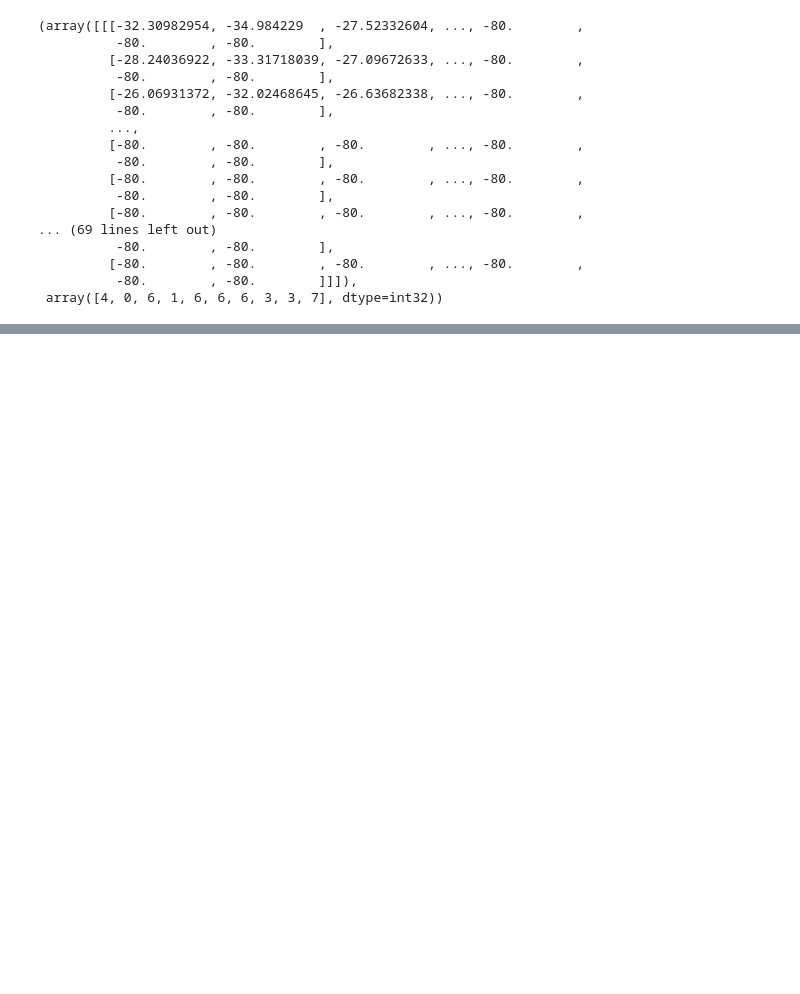
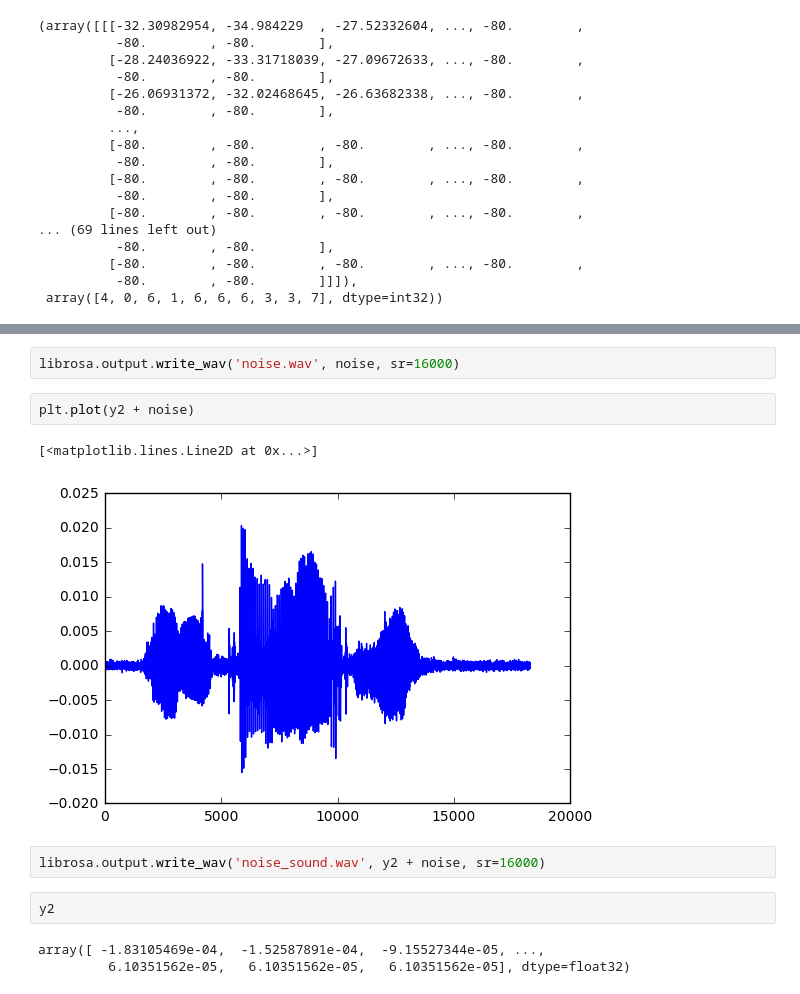
Before and after one commit to aidiary/notebooks, a Jupyter notebook: keras/171024-my-generator.ipynb, the cells around one changed output, grey strips where cells are left out. Cells and saved outputs as stored; diff of their text form; blank space fills up the shorter version.

```diff
--- a/keras/171024-my-generator.ipynb
+++ b/keras/171024-my-generator.ipynb
@@ -178,0 +243,14 @@ int32 (100,)
+# %%
+librosa.output.write_wav('noise.wav', noise, sr=16000)
+# %%
+plt.plot(y2 + noise)
+# %% [output]
+[<matplotlib.lines.Line2D at 0x...>]
+[figure, added]
+# %%
+librosa.output.write_wav('noise_sound.wav', y2 + noise, sr=16000)
+# %%
+y2
+# %% [output]
+array([ -1.83105469e-04,  -1.52587891e-04,  -9.15527344e-05, ...,
+         6.10351562e-05,   6.10351562e-05,   6.10351562e-05], dtype=float32)
```
Also changed, not shown: parts of 16 cells of this notebook.
